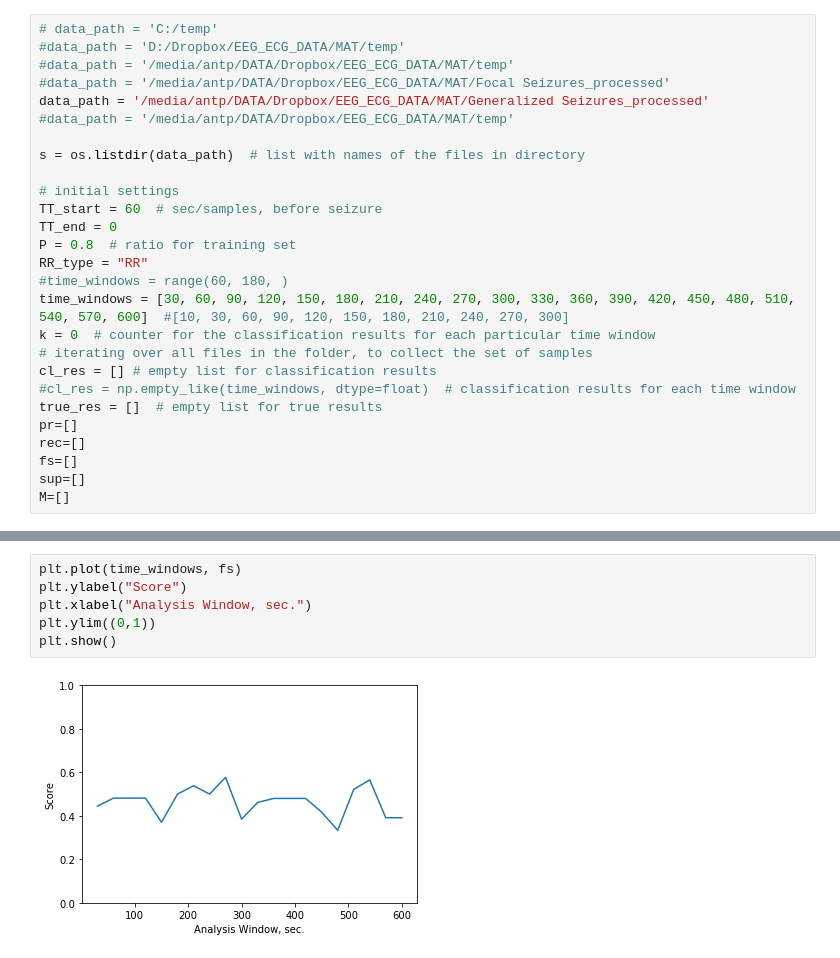
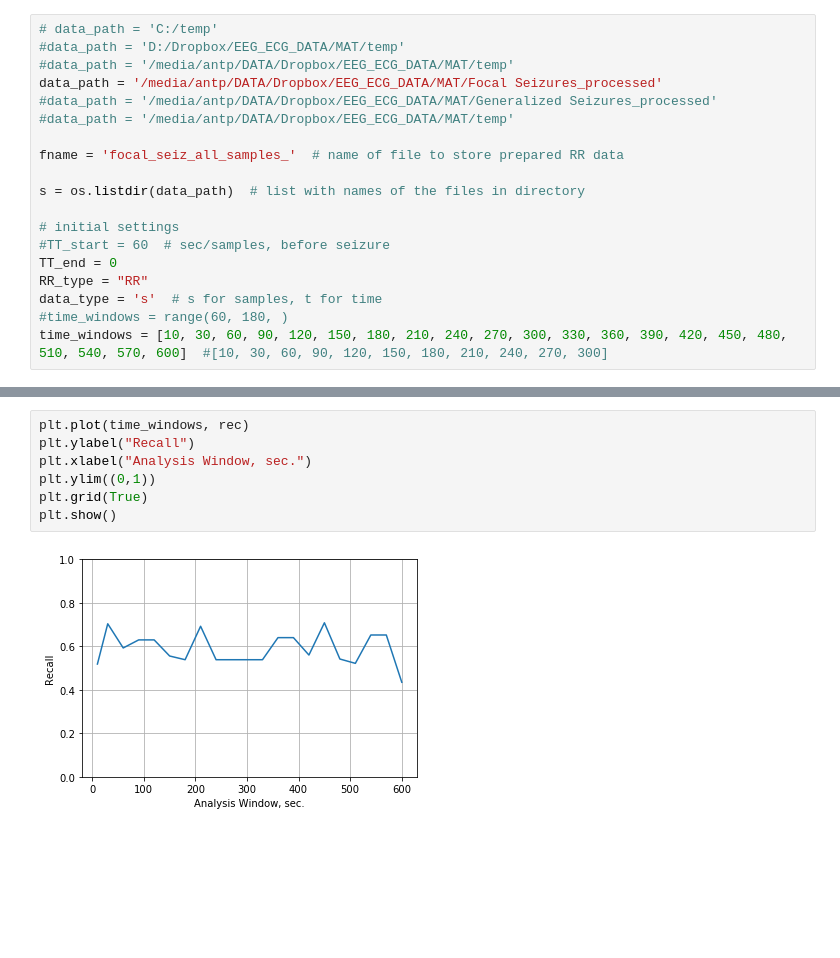
Before and after one commit to antpantp/py1, a Jupyter notebook: seizure class_1.ipynb, the cells around one changed output, grey strips where cells are left out. Drawn from its saved outputs; the diff is of its cells as text; blank space fills up the shorter version.

```diff
--- a/seizure class_1.ipynb
+++ b/seizure class_1.ipynb
@@ -14,27 +11,19 @@ from sklearn.metrics import precision_recall_fscore_support as score
 # data_path = 'C:/temp'
 #data_path = 'D:/Dropbox/EEG_ECG_DATA/MAT/temp'
 #data_path = '/media/antp/DATA/Dropbox/EEG_ECG_DATA/MAT/temp'
-#data_path = '/media/antp/DATA/Dropbox/EEG_ECG_DATA/MAT/Focal Seizures_processed'
-data_path = '/media/antp/DATA/Dropbox/EEG_ECG_DATA/MAT/Generalized Seizures_processed'
+data_path = '/media/antp/DATA/Dropbox/EEG_ECG_DATA/MAT/Focal Seizures_processed'
+#data_path = '/media/antp/DATA/Dropbox/EEG_ECG_DATA/MAT/Generalized Seizures_processed'
 #data_path = '/media/antp/DATA/Dropbox/EEG_ECG_DATA/MAT/temp'
+
+fname = 'focal_seiz_all_samples_'  # name of file to store prepared RR data
 
 s = os.listdir(data_path)  # list with names of the files in directory
 
 # initial settings
-TT_start = 60  # sec/samples, before seizure
+#TT_start = 60  # sec/samples, before seizure
 TT_end = 0
-P = 0.8  # ratio for training set
 RR_type = "RR"
+data_type = 's'  # s for samples, t for time
 #time_windows = range(60, 180, )
-time_windows = [30, 60, 90, 120, 150, 180, 210, 240, 270, 300, 330, 360, 390, 420, 450, 480, 510, 540, 570, 600]  #[10, 30, 60, 90, 120, 150, 180, 210, 240, 270, 300]
-k = 0  # counter for the classification results for each particular time window
-# iterating over all files in the folder, to collect the set of samples
-cl_res = [] # empty list for classification results
-#cl_res = np.empty_like(time_windows, dtype=float)  # classification results for each time window
-true_res = []  # empty list for true results
-pr=[]
-rec=[]
-fs=[]
-sup=[]
-M=[]
+time_windows = [10, 30, 60, 90, 120, 150, 180, 210, 240, 270, 300, 330, 360, 390, 420, 450, 480, 510, 540, 570, 600]  #[10, 30, 60, 90, 120, 150, 180, 210, 240, 270, 300]
 # %%
@@ -133,8 +201,9 @@ print(pr)
 # %%
-plt.plot(time_windows, fs)
-plt.ylabel("Score")
+plt.plot(time_windows, rec)
+plt.ylabel("Recall")
 plt.xlabel("Analysis Window, sec.")
 plt.ylim((0,1))
+plt.grid(True)
 plt.show()
 # %% [output]
-[figure, old version]
+[figure, new version]
```
Also changed, not shown: parts of 5 cells of this notebook, 1 other file.
